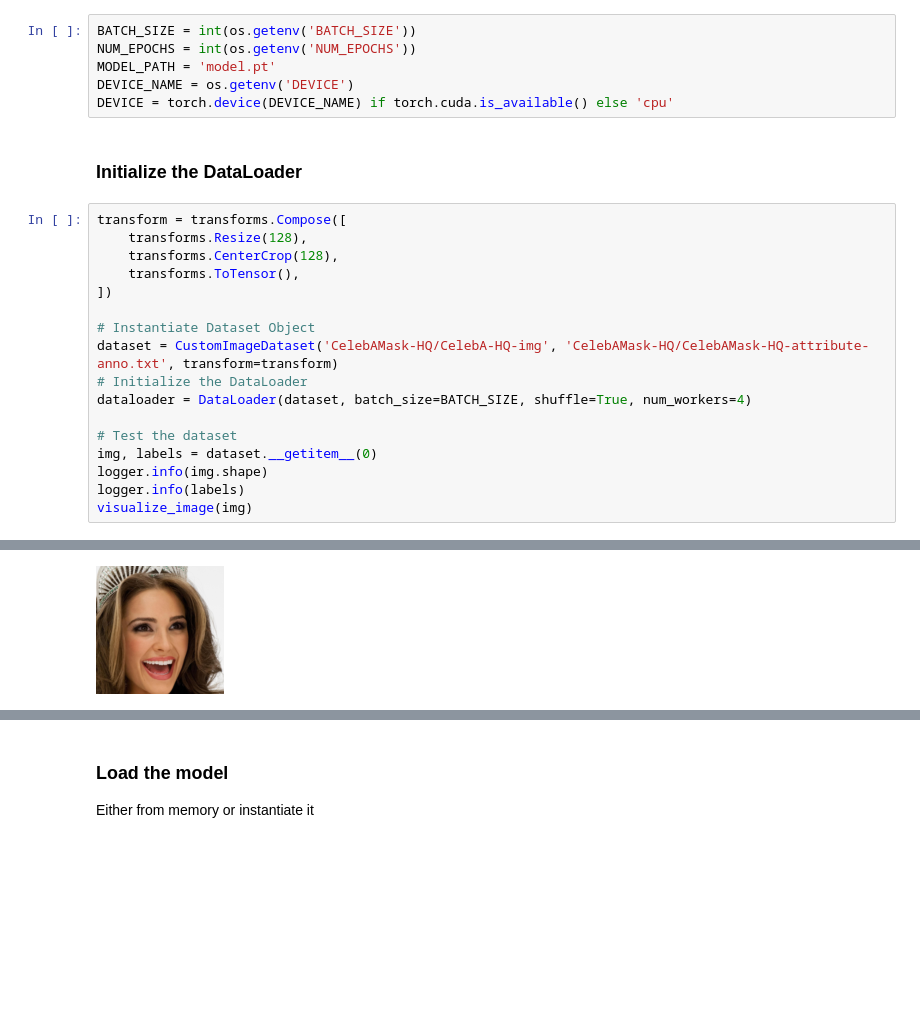
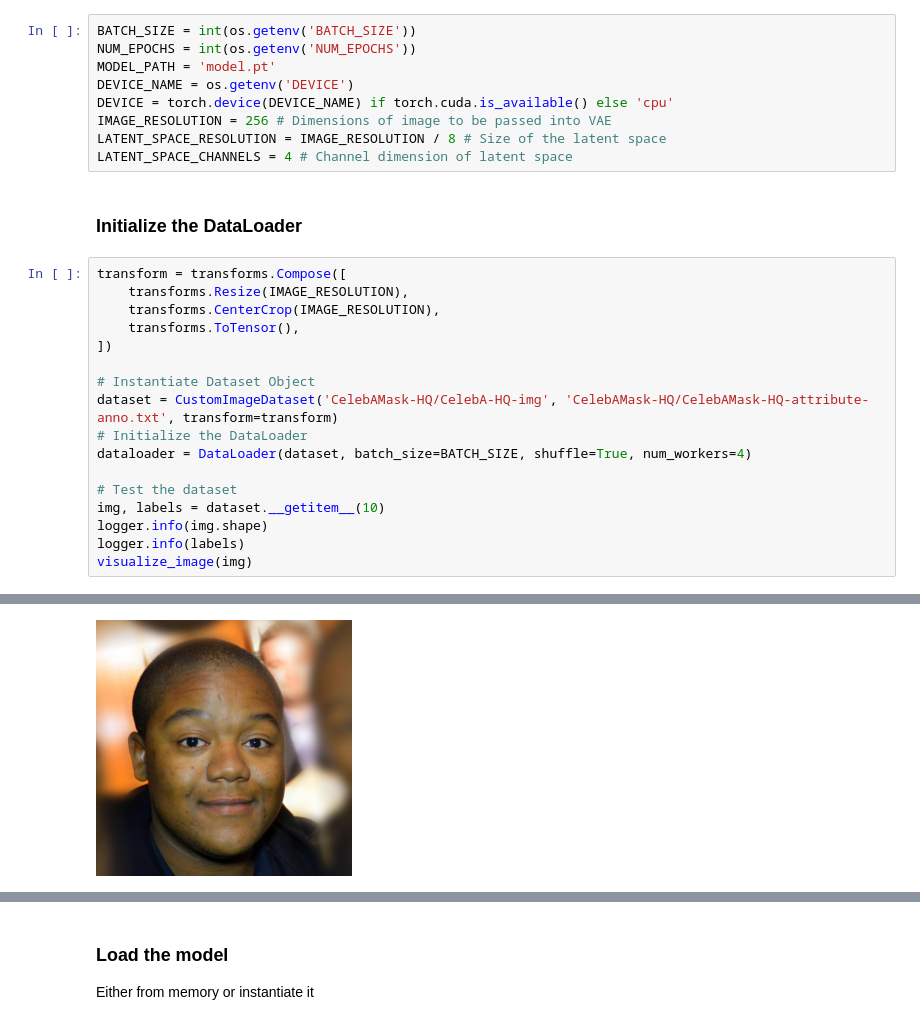
Before and after one commit to athmihir/Causal-Diffusion-Model, a Jupyter notebook: visualize.ipynb, the cells around one changed output, grey strips where cells are left out. Cells and saved outputs as stored; diff of their text form; blank space fills up the shorter version.

Commit message:
Add Latent diffusion

```diff
--- a/visualize.ipynb
+++ b/visualize.ipynb
@@ -83,12 +99,15 @@ NUM_EPOCHS = int(os.getenv('NUM_EPOCHS'))
 MODEL_PATH = 'model.pt'
 DEVICE_NAME = os.getenv('DEVICE')
 DEVICE = torch.device(DEVICE_NAME) if torch.cuda.is_available() else 'cpu'
+IMAGE_RESOLUTION = 256 # Dimensions of image to be passed into VAE
+LATENT_SPACE_RESOLUTION = IMAGE_RESOLUTION / 8 # Size of the latent space
+LATENT_SPACE_CHANNELS = 4 # Channel dimension of latent space
 # %% [markdown]
 ### Initialize the DataLoader
 # %%
 transform = transforms.Compose([
-    transforms.Resize(128),
-    transforms.CenterCrop(128),
+    transforms.Resize(IMAGE_RESOLUTION),
+    transforms.CenterCrop(IMAGE_RESOLUTION),
     transforms.ToTensor(),
 ])
 
@@ -98,7 +117,7 @@ dataset = CustomImageDataset('CelebAMask-HQ/CelebA-HQ-img', 'CelebAMask-HQ/Celeb
 dataloader = DataLoader(dataset, batch_size=BATCH_SIZE, shuffle=True, num_workers=4)
 
 # Test the dataset
-img, labels = dataset.__getitem__(0)
+img, labels = dataset.__getitem__(10)
 logger.info(img.shape)
 logger.info(labels)
 visualize_image(img)
@@ -108,4 +127,4 @@ visualize_image(img)
-[figure, old version]
+[figure, new version]
 # %%
 noise_scheduler = DDPMScheduler(num_train_timesteps=1000)
 img2 = img.unsqueeze(0)
```
Also changed, not shown: parts of 11 cells of this notebook, 3 other files.
